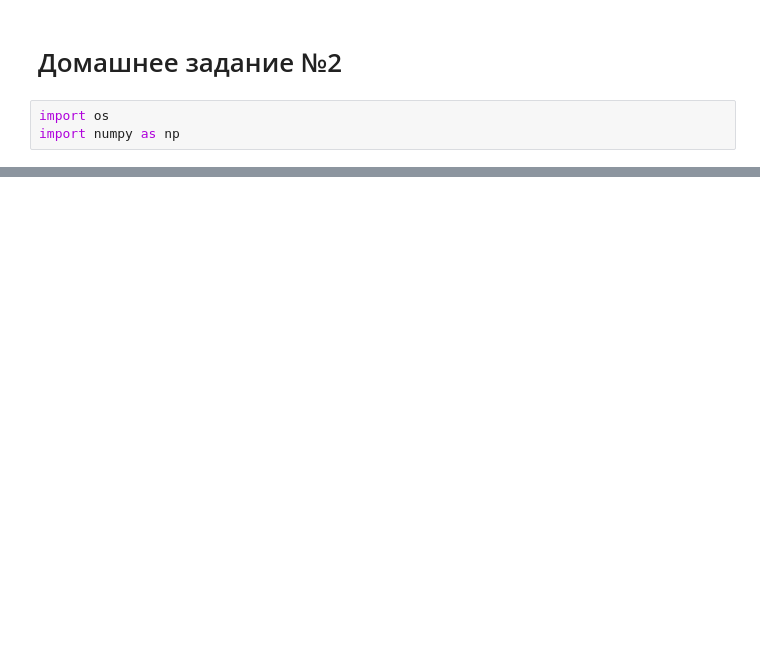
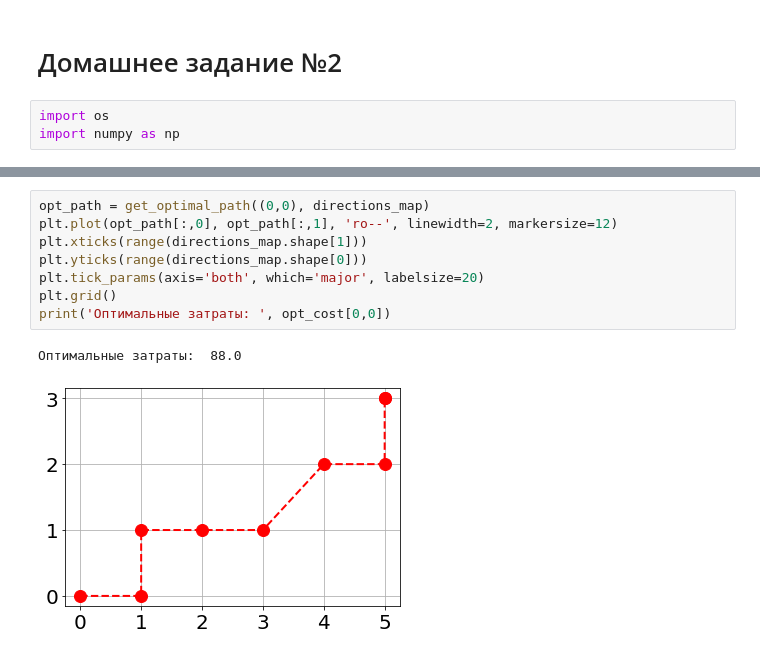
Before and after one commit to georgechaikin/dynamic-tasks, a Jupyter notebook: task-2.ipynb, the cells around one changed output, grey strips where cells are left out. Cells and saved outputs as stored; diff of their text form; blank space fills up the shorter version.

```diff
--- a/task-2.ipynb
+++ b/task-2.ipynb
@@ -186,0 +201,11 @@ solve_dynamically(way_map, 4, 6)
+# %%
+opt_path = get_optimal_path((0,0), directions_map)
+plt.plot(opt_path[:,0], opt_path[:,1], 'ro--', linewidth=2, markersize=12)
+plt.xticks(range(directions_map.shape[1]))
+plt.yticks(range(directions_map.shape[0]))
+plt.tick_params(axis='both', which='major', labelsize=20)
+plt.grid()
+print('Оптимальные затраты: ', opt_cost[0,0])
+# %% [output]
+Оптимальные затраты:  88.0
+[figure, added]
```
Also changed, not shown: parts of 10 cells of this notebook, 1 other file.
